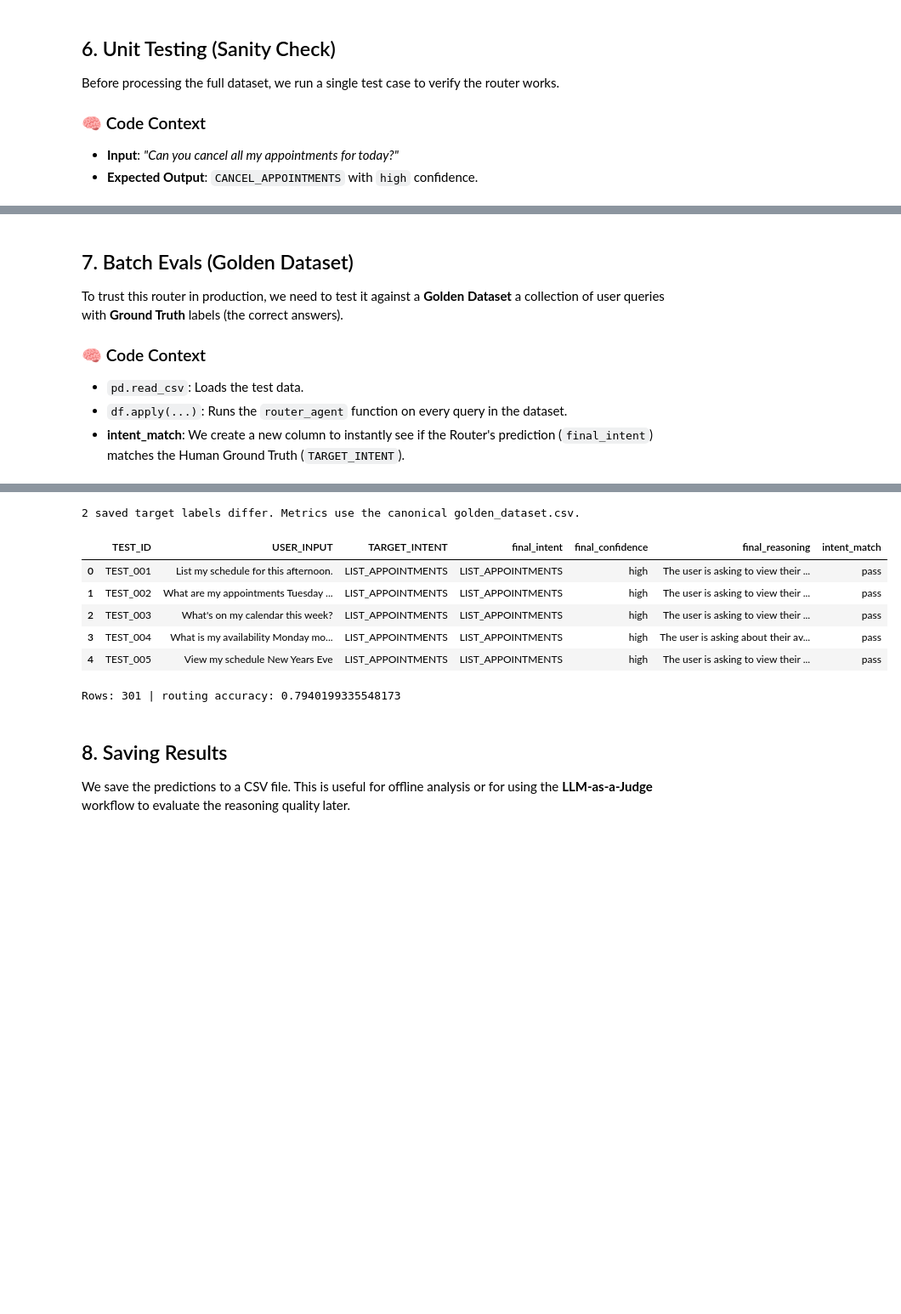
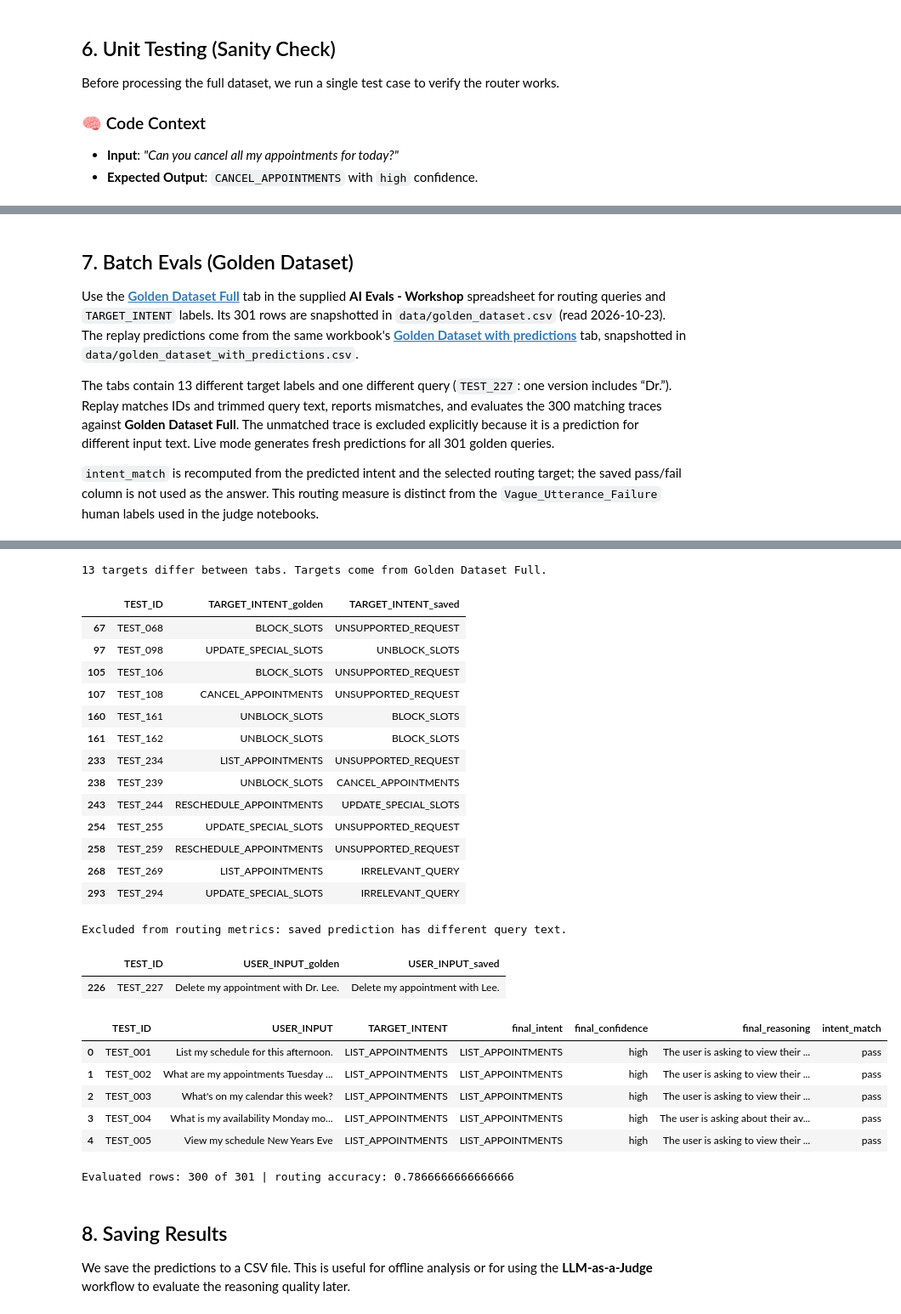
Before and after one commit to The-Gen-Academy/Mastering-Agentic-AI-Week4-Session1, a Jupyter notebook: AI-Evals-Principles/routing_agent_evals/routing_agent_evals.ipynb, the cells around one changed output, grey strips where cells are left out. Shown at 85% size. Saved outputs shown, nothing was run; the diff lists cells and outputs as text; code cells hidden in the pictures; blank space fills up the shorter version.

Commit message:
Use supplied workshop spreadsheet as evaluation reference

```diff
--- a/AI-Evals-Principles/routing_agent_evals/routing_agent_evals.ipynb
+++ b/AI-Evals-Principles/routing_agent_evals/routing_agent_evals.ipynb
@@ -207,47 +207,86 @@ else:
 Saved trace shown; no fresh inference in replay mode.
 # %% [markdown]
 ## 7. Batch Evals (Golden Dataset)
-To trust this router in production, we need to test it against a **Golden Dataset** a collection of user queries with **Ground Truth** labels (the correct answers).
 
-### 🧠 Code Context
-* `pd.read_csv`: Loads the test data.
-* `df.apply(...)`: Runs the `router_agent` function on every query in the dataset.
-* **intent_match**: We create a new column to instantly see if the Router's prediction (`final_intent`) matches the Human Ground Truth (`TARGET_INTENT`).
+Use the **[Golden Dataset Full](https://docs.google.com/spreadsheets/d/1DLDctkBD3dFXenVdxHPDoMsvxauGJsnFB-1yKFfbQsE/edit#gid=544654879)** tab in the supplied
+**AI Evals - Workshop** spreadsheet for routing queries and `TARGET_INTENT` labels.
+Its 301 rows are snapshotted in `data/golden_dataset.csv` (read 2026-10-23).
+The replay predictions come from the same workbook's
+**[Golden Dataset with predictions](https://docs.google.com/spreadsheets/d/1DLDctkBD3dFXenVdxHPDoMsvxauGJsnFB-1yKFfbQsE/edit#gid=305434486)** tab, snapshotted in
+`data/golden_dataset_with_predictions.csv`.
+
+The tabs contain 13 different target labels and one different query (`TEST_227`: one
+version includes “Dr.”). Replay matches IDs and trimmed query text, reports mismatches,
+and evaluates the 300 matching traces against **Golden Dataset Full**. The unmatched
+trace is excluded explicitly because it is a prediction for different input text.
+Live mode generates fresh predictions for all 301 golden queries.
+
+`intent_match` is recomputed from the predicted intent and the selected routing target;
+the saved pass/fail column is not used as the answer. This routing measure is distinct
+from the `Vague_Utterance_Failure` human labels used in the judge notebooks.
 # %% [markdown]
 ![Diagram](./images/04_img.png)
 # %%
 dataset_path = LAB / "data/golden_dataset.csv"
 output_path = LAB / ".runs/router_predictions.csv"
 output_path.parent.mkdir(parents=True, exist_ok=True)
 golden = pd.read_csv(dataset_path)
 assert golden.TEST_ID.is_unique
 if MODE == "live":
     df = golden.copy()
     results = df["USER_INPUT"].apply(router_agent)
     df["final_intent"] = results.apply(lambda result: result.intent)
     df["final_confidence"] = results.apply(lambda result: result.confidence)
     df["final_reasoning"] = results.apply(lambda result: result.reasoning)
+    excluded_ids = set()
 else:
     saved = pd.read_csv(LAB / "data/golden_dataset_with_predictions.csv")
     assert saved.TEST_ID.is_unique and set(saved.TEST_ID) == set(golden.TEST_ID)
-    df = golden.merge(saved.drop(columns="TARGET_INTENT"), on=["TEST_ID", "USER_INPUT"],
-                      validate="one_to_one")
-    assert len(df) == len(golden), "Saved inputs differ; regenerate or reconcile the references."
-    target_comparison = golden.merge(saved[["TEST_ID", "TARGET_INTENT"]], on="TEST_ID")
-    different = target_comparison.TARGET_INTENT_x != target_comparison.TARGET_INTENT_y
-    print(f"{different.sum()} saved target labels differ. Metrics use the canonical golden_dataset.csv.")
+    trace_check = golden.merge(saved[["TEST_ID", "USER_INPUT", "TARGET_INTENT"]],
+                               on="TEST_ID", suffixes=("_golden", "_saved"),
+                               validate="one_to_one")
+    different_target = trace_check.TARGET_INTENT_golden != trace_check.TARGET_INTENT_saved
+    same_query = trace_check.USER_INPUT_golden.str.strip().eq(trace_check.USER_INPUT_saved.str.strip())
+    excluded_ids = set(trace_check.loc[~same_query, "TEST_ID"])
+    print(f"{different_target.sum()} targets differ between tabs. Targets come from Golden Dataset Full.")
+    display(trace_check.loc[different_target, ["TEST_ID", "TARGET_INTENT_golden", "TARGET_INTENT_saved"]])
+    if excluded_ids:
+        print("Excluded from routing metrics: saved prediction has different query text.")
+        display(trace_check.loc[~same_query, ["TEST_ID", "USER_INPUT_golden", "USER_INPUT_saved"]])
+    # Preserve the authoritative query/target; attach predictions only for matching inputs.
+    df = golden.loc[~golden.TEST_ID.isin(excluded_ids)].merge(
+        saved[["TEST_ID", "final_intent", "final_confidence", "final_reasoning"]],
+        on="TEST_ID", validate="one_to_one")
+    assert len(df) + len(excluded_ids) == len(golden)
 df["intent_match"] = df.final_intent.eq(df.TARGET_INTENT).map({True: "pass", False: "fail"})
 display(df.head())
-print("Rows:", len(df), "| routing accuracy:", df.intent_match.eq("pass").mean())
+print("Evaluated rows:", len(df), "of", len(golden), "| routing accuracy:", df.intent_match.eq("pass").mean())
 # %% [output]
-2 saved target labels differ. Metrics use the canonical golden_dataset.csv.
+13 targets differ between tabs. Targets come from Golden Dataset Full.
-|  | TEST_ID | USER_INPUT | TARGET_INTENT | final_intent | final_confidence | final_reasoning | intent_match |
-| 0 | TEST_001 | List my schedule for this afternoon. | LIST_APPOINTMENTS | LIST_APPOINTMENTS | high | The user is asking to view their ... | pass |
-| 1 | TEST_002 | What are my appointments Tuesday ... | LIST_APPOINTMENTS | LIST_APPOINTMENTS | high | The user is asking to view their ... | pass |
-| 2 | TEST_003 | What's on my calendar this week? | LIST_APPOINTMENTS | LIST_APPOINTMENTS | high | The user is asking to view their ... | pass |
-| 3 | TEST_004 | What is my availability Monday mo... | LIST_APPOINTMENTS | LIST_APPOINTMENTS | high | The user is asking about their av... | pass |
-| 4 | TEST_005 | View my schedule New Years Eve | LIST_APPOINTMENTS | LIST_APPOINTMENTS | high | The user is asking to view their ... | pass |
+|  | TEST_ID | TARGET_INTENT_golden | TARGET_INTENT_saved |
+| 67 | TEST_068 | BLOCK_SLOTS | UNSUPPORTED_REQUEST |
+| 97 | TEST_098 | UPDATE_SPECIAL_SLOTS | UNBLOCK_SLOTS |
+| 105 | TEST_106 | BLOCK_SLOTS | UNSUPPORTED_REQUEST |
+| 107 | TEST_108 | CANCEL_APPOINTMENTS | UNSUPPORTED_REQUEST |
+| 160 | TEST_161 | UNBLOCK_SLOTS | BLOCK_SLOTS |
+| 161 | TEST_162 | UNBLOCK_SLOTS | BLOCK_SLOTS |
+| 233 | TEST_234 | LIST_APPOINTMENTS | UNSUPPORTED_REQUEST |
+| 238 | TEST_239 | UNBLOCK_SLOTS | CANCEL_APPOINTMENTS |
+| 243 | TEST_244 | RESCHEDULE_APPOINTMENTS | UPDATE_SPECIAL_SLOTS |
+| 254 | TEST_255 | UPDATE_SPECIAL_SLOTS | UNSUPPORTED_REQUEST |
+| 258 | TEST_259 | RESCHEDULE_APPOINTMENTS | UNSUPPORTED_REQUEST |
+| 268 | TEST_269 | LIST_APPOINTMENTS | IRRELEVANT_QUERY |
+| 293 | TEST_294 | UPDATE_SPECIAL_SLOTS | IRRELEVANT_QUERY |
-Rows: 301 | routing accuracy: 0.7940199335548173
+Excluded from routing metrics: saved prediction has different query text.
+|  | TEST_ID | USER_INPUT_golden | USER_INPUT_saved |
+| 226 | TEST_227 | Delete my appointment with Dr. Lee. | Delete my appointment with Lee. |
+|  | TEST_ID | USER_INPUT | TARGET_INTENT | final_intent | final_confidence | final_reasoning | intent_match |
+| 0 | TEST_001 | List my schedule for this afternoon. | LIST_APPOINTMENTS | LIST_APPOINTMENTS | high | The user is asking to view their ... | pass |
+| 1 | TEST_002 | What are my appointments Tuesday ... | LIST_APPOINTMENTS | LIST_APPOINTMENTS | high | The user is asking to view their ... | pass |
+| 2 | TEST_003 | What's on my calendar this week? | LIST_APPOINTMENTS | LIST_APPOINTMENTS | high | The user is asking to view their ... | pass |
+| 3 | TEST_004 | What is my availability Monday mo... | LIST_APPOINTMENTS | LIST_APPOINTMENTS | high | The user is asking about their av... | pass |
+| 4 | TEST_005 | View my schedule New Years Eve | LIST_APPOINTMENTS | LIST_APPOINTMENTS | high | The user is asking to view their ... | pass |
+Evaluated rows: 300 of 301 | routing accuracy: 0.7866666666666666
 # %% [markdown]
 ## 8. Saving Results
 We save the predictions to a CSV file. This is useful for offline analysis or for using the **LLM-as-a-Judge** workflow to evaluate the reasoning quality later.
```
Also changed, not shown: parts of 5 cells of this notebook, 8 other files.
